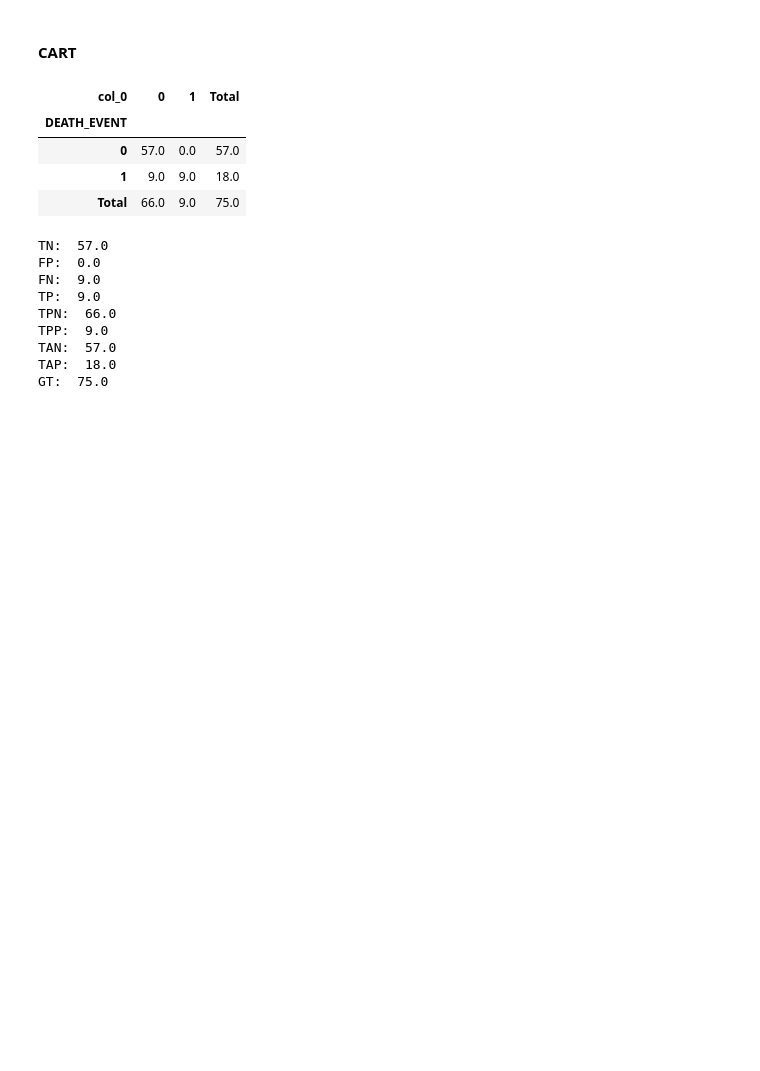
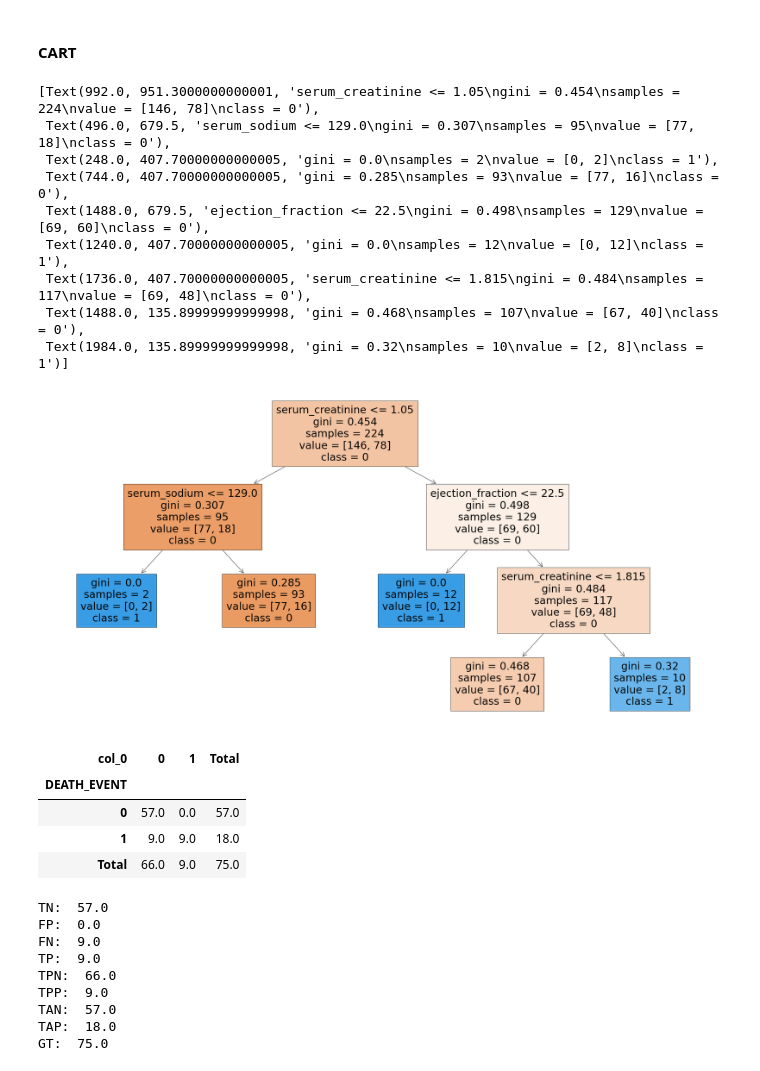
Before and after one commit to seantorres/ADS502FinalProject, a Jupyter notebook: ADS502_Final_Project.ipynb, the cells around one changed output. Drawn from its saved outputs; the diff is of its cells as text; code cells hidden in the pictures; blank space fills up the shorter version.

```diff
--- a/ADS502_Final_Project.ipynb
+++ b/ADS502_Final_Project.ipynb
@@ -572,8 +594,26 @@ Precision of C5.0 model is:  0.625
 # %%
 #Building CART Model
 cart = DecisionTreeClassifier(criterion = 'gini', max_leaf_nodes= 5).fit(train_X, train_y)
 
-pred_cart_train = cart.predict(train_X)
+#pred_cart_train = cart.predict(train_X)
+
+plt.figure(figsize=(40,20))
+plot_tree(cart,
+          feature_names = train_X.columns,
+          class_names = train_y['DEATH_EVENT'].astype(str).unique(),
+          filled=True
+          )
+# %% [output]
+[Text(992.0, 951.3000000000001, 'serum_creatinine <= 1.05\ngini = 0.454\nsamples = 224\nvalue = [146, 78]\nclass = 0'),
+ Text(496.0, 679.5, 'serum_sodium <= 129.0\ngini = 0.307\nsamples = 95\nvalue = [77, 18]\nclass = 0'),
+ Text(248.0, 407.70000000000005, 'gini = 0.0\nsamples = 2\nvalue = [0, 2]\nclass = 1'),
+ Text(744.0, 407.70000000000005, 'gini = 0.285\nsamples = 93\nvalue = [77, 16]\nclass = 0'),
+ Text(1488.0, 679.5, 'ejection_fraction <= 22.5\ngini = 0.498\nsamples = 129\nvalue = [69, 60]\nclass = 0'),
+ Text(1240.0, 407.70000000000005, 'gini = 0.0\nsamples = 12\nvalue = [0, 12]\nclass = 1'),
+ Text(1736.0, 407.70000000000005, 'serum_creatinine <= 1.815\ngini = 0.484\nsamples = 117\nvalue = [69, 48]\nclass = 0'),
+ Text(1488.0, 135.89999999999998, 'gini = 0.468\nsamples = 107\nvalue = [67, 40]\nclass = 0'),
+ Text(1984.0, 135.89999999999998, 'gini = 0.32\nsamples = 10\nvalue = [2, 8]\nclass = 1')]
+[figure, added]
 # %%
 #Use CART model to predict on test data
 pred_cart_test = cart.predict(test_X)
```
Also changed, not shown: parts of 19 cells of this notebook.
